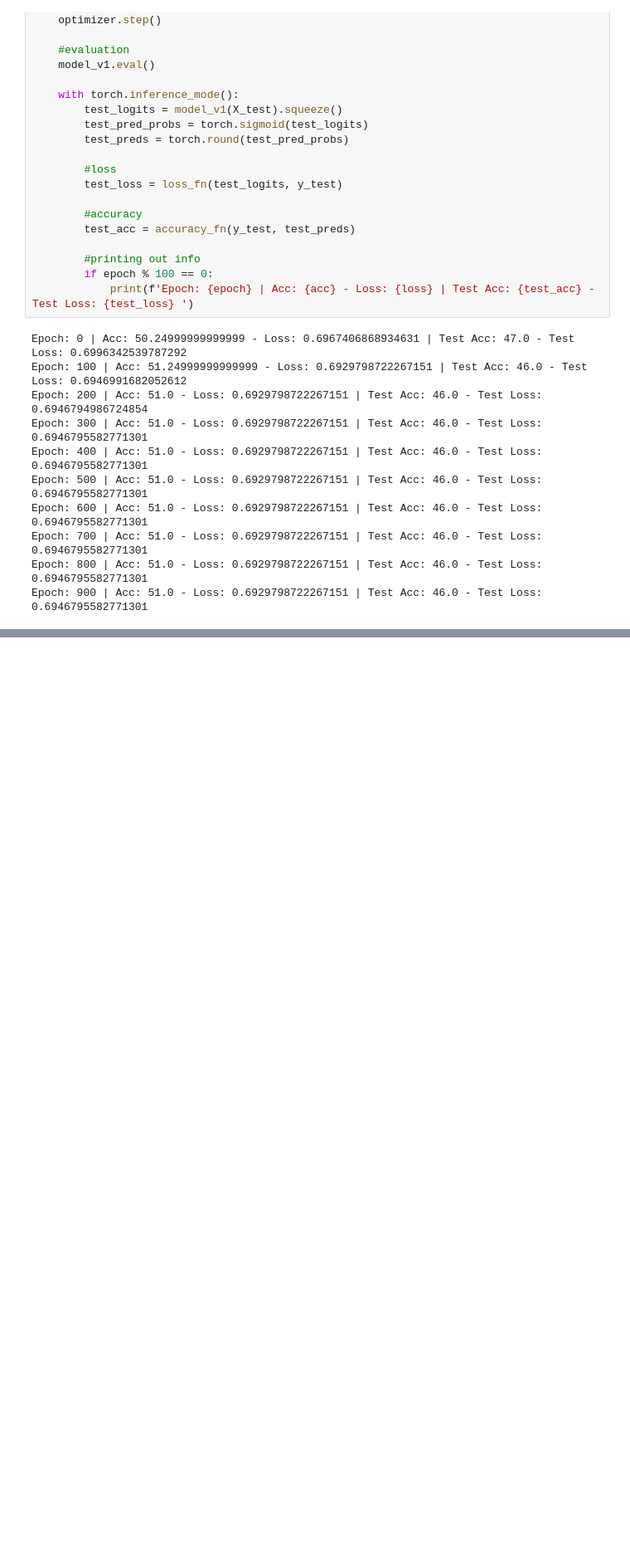
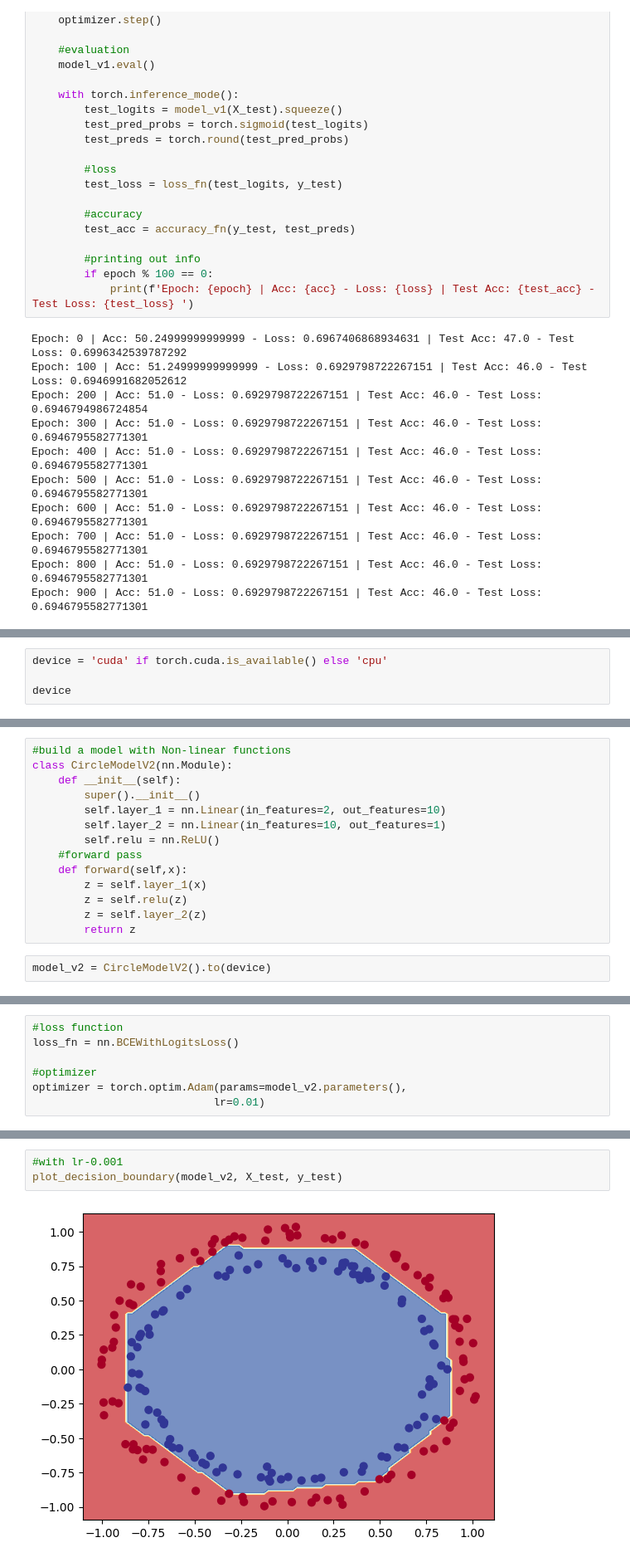
Before and after one commit to karthikbharadhwajKB/Pytorch, a Jupyter notebook: 02_Classification.ipynb, the cells around one changed output, grey strips where cells are left out. Shown at 83% size. Saved outputs shown, nothing was run; the diff lists cells and outputs as text; blank space fills up the shorter version.

```diff
--- a/02_Classification.ipynb
+++ b/02_Classification.ipynb
@@ -692,0 +912,4 @@ Epoch: 900 | Acc: 51.0 - Loss: 0.6929798722267151 | Test Acc: 46.0 - Test Loss:
+# %%
+device = 'cuda' if torch.cuda.is_available() else 'cpu'
+
+device
@@ -692,0 +930,16 @@ Epoch: 900 | Acc: 51.0 - Loss: 0.6929798722267151 | Test Acc: 46.0 - Test Loss:
+# %%
+#build a model with Non-linear functions
+class CircleModelV2(nn.Module):
+    def __init__(self):
+        super().__init__()
+        self.layer_1 = nn.Linear(in_features=2, out_features=10)
+        self.layer_2 = nn.Linear(in_features=10, out_features=1)
+        self.relu = nn.ReLU()
+    #forward pass
+    def forward(self,x):
+        z = self.layer_1(x)
+        z = self.relu(z)
+        z = self.layer_2(z)
+        return z
+# %%
+model_v2 = CircleModelV2().to(device)
@@ -692,0 +962,7 @@ Epoch: 900 | Acc: 51.0 - Loss: 0.6929798722267151 | Test Acc: 46.0 - Test Loss:
+# %%
+#loss function
+loss_fn = nn.BCEWithLogitsLoss()
+
+#optimizer
+optimizer = torch.optim.Adam(params=model_v2.parameters(),
+                            lr=0.01)
@@ -692,0 +1051,5 @@ Epoch: 900 | Acc: 51.0 - Loss: 0.6929798722267151 | Test Acc: 46.0 - Test Loss:
+# %%
+#with lr-0.001
+plot_decision_boundary(model_v2, X_test, y_test)
+# %% [output]
+[figure, added]
```
Also changed, not shown: parts of 61 cells of this notebook.
